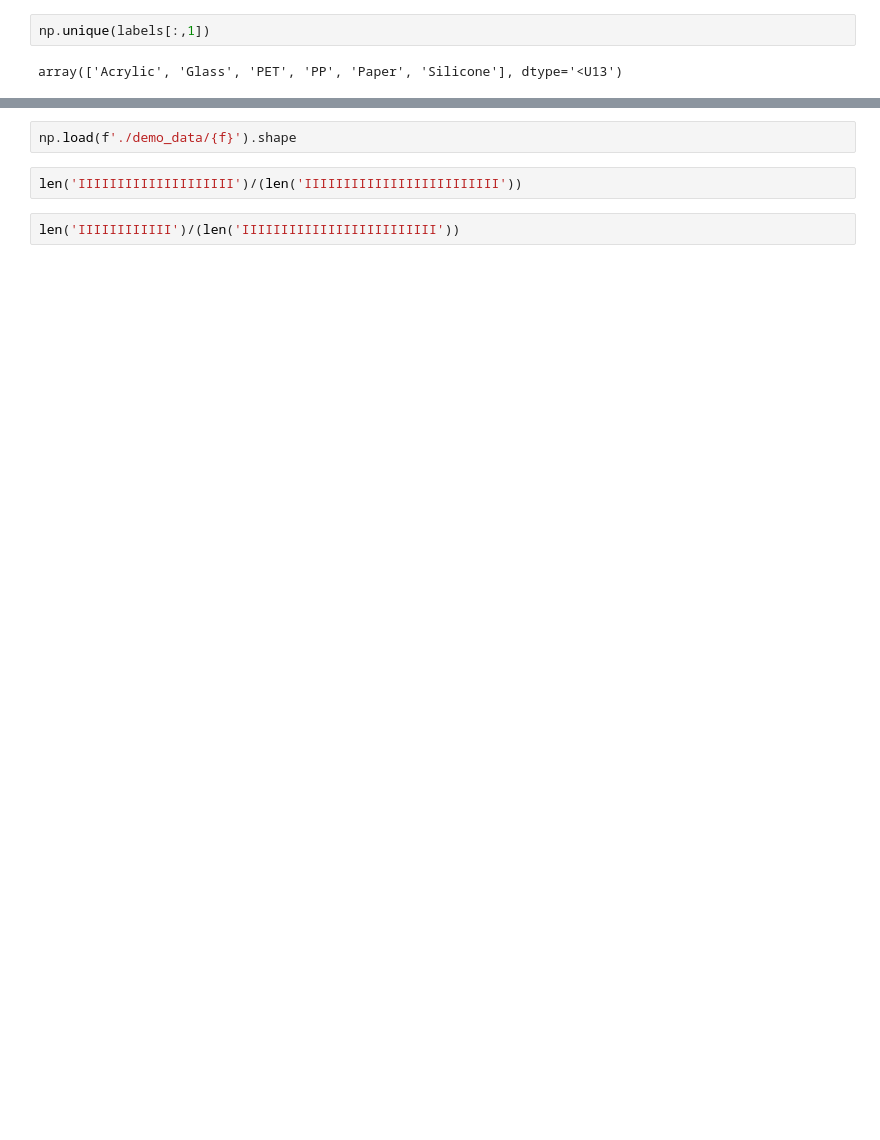
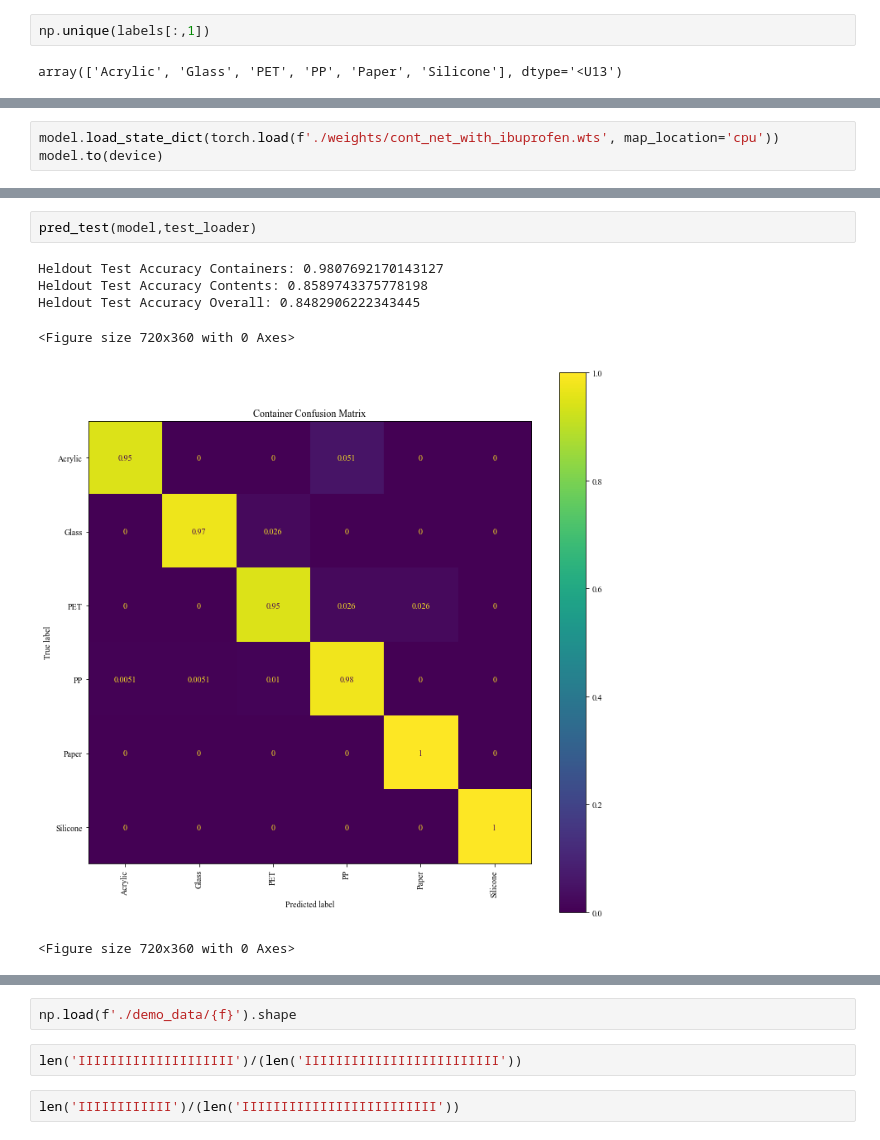
Before and after one commit to RIVeR-Lab/slurp_grasping, a Jupyter notebook: Fusion_Network.ipynb, the cells around one changed output, grey strips where cells are left out. Saved outputs shown, nothing was run; the diff lists cells and outputs as text; blank space fills up the shorter version.

Commit message:
final model weights

```diff
--- a/Fusion_Network.ipynb
+++ b/Fusion_Network.ipynb
@@ -654,0 +752,3 @@ Heldout Test Accuracy Overall: 0.7592592835426331
+# %%
+model.load_state_dict(torch.load(f'./weights/cont_net_with_ibuprofen.wts', map_location='cpu'))
+model.to(device)
@@ -654,0 +771,9 @@ Heldout Test Accuracy Overall: 0.7592592835426331
+# %%
+pred_test(model,test_loader)
+# %% [output]
+Heldout Test Accuracy Containers: 0.9807692170143127
+Heldout Test Accuracy Contents: 0.8589743375778198
+Heldout Test Accuracy Overall: 0.8482906222343445
+<Figure size 720x360 with 0 Axes>
+[figure, added]
+<Figure size 720x360 with 0 Axes>
```
Also changed, not shown: parts of 20 cells of this notebook, 7 other files.
